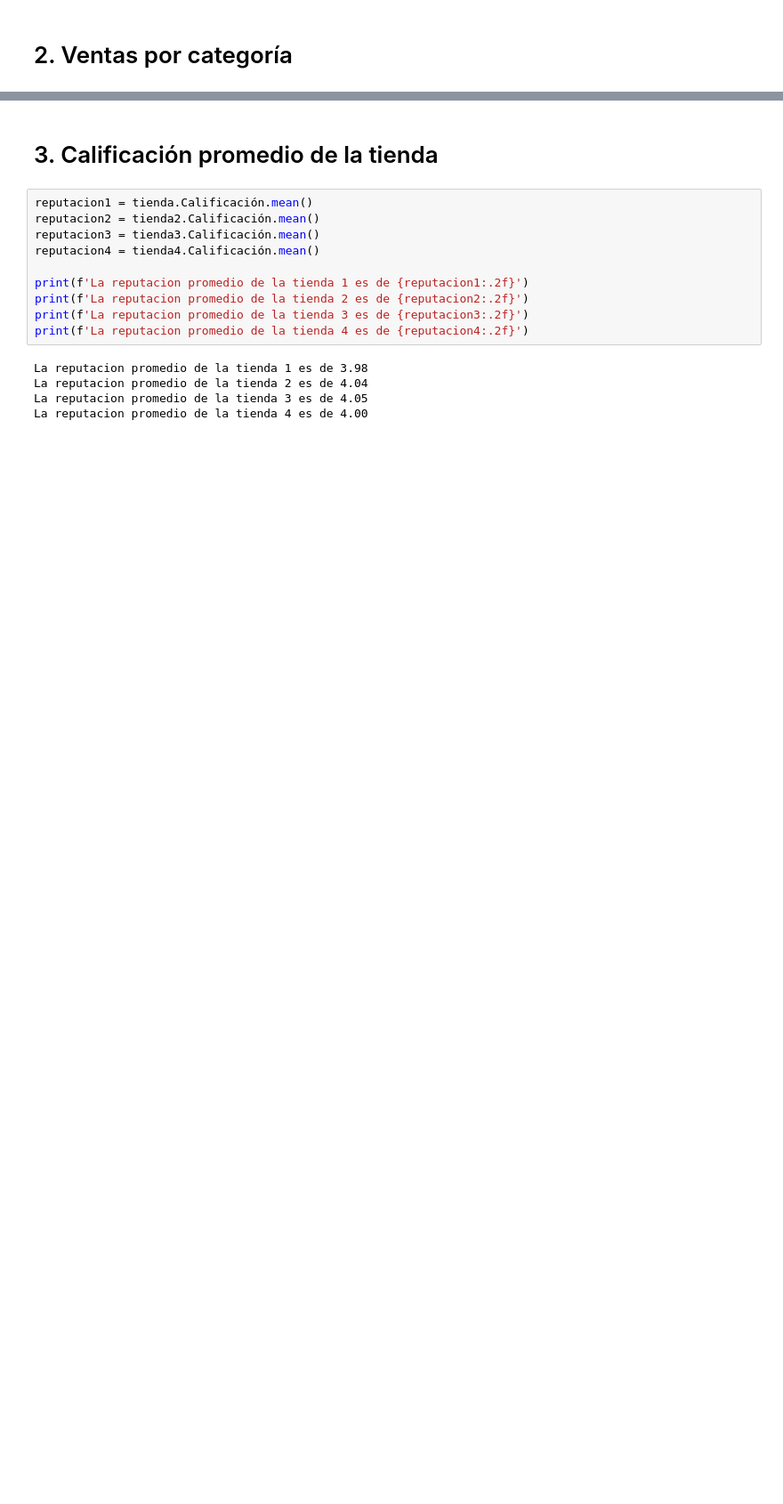
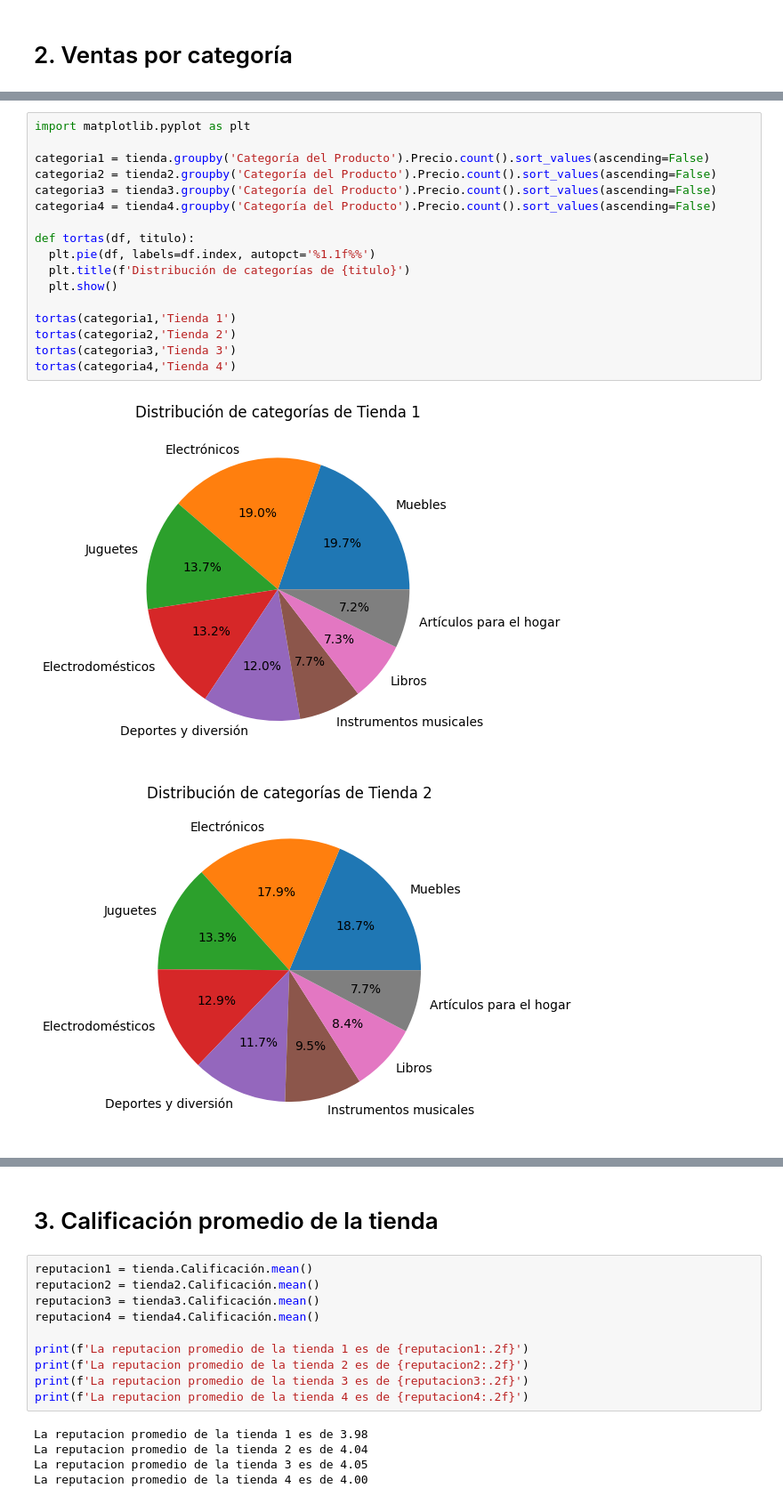
Before and after one commit to chris-zapata/alura_store, a Jupyter notebook: AluraStoreLatam.ipynb, the cells around one changed output, grey strips where cells are left out. Shown at 89% size. Drawn from its saved outputs; the diff is of its cells as text; blank space fills up the shorter version.

```diff
--- a/AluraStoreLatam.ipynb
+++ b/AluraStoreLatam.ipynb
@@ -193,0 +220,20 @@ dtype: float64
+# %%
+import matplotlib.pyplot as plt
+
+categoria1 = tienda.groupby('Categoría del Producto').Precio.count().sort_values(ascending=False)
+categoria2 = tienda2.groupby('Categoría del Producto').Precio.count().sort_values(ascending=False)
+categoria3 = tienda3.groupby('Categoría del Producto').Precio.count().sort_values(ascending=False)
+categoria4 = tienda4.groupby('Categoría del Producto').Precio.count().sort_values(ascending=False)
+
+def tortas(df, titulo):
+  plt.pie(df, labels=df.index, autopct='%1.1f%%')
+  plt.title(f'Distribución de categorías de {titulo}')
+  plt.show()
+
+tortas(categoria1,'Tienda 1')
+tortas(categoria2,'Tienda 2')
+tortas(categoria3,'Tienda 3')
+tortas(categoria4,'Tienda 4')
+# %% [output]
+[figure, added]
+[figure, added]
```
Also changed, not shown: parts of 40 cells of this notebook.
